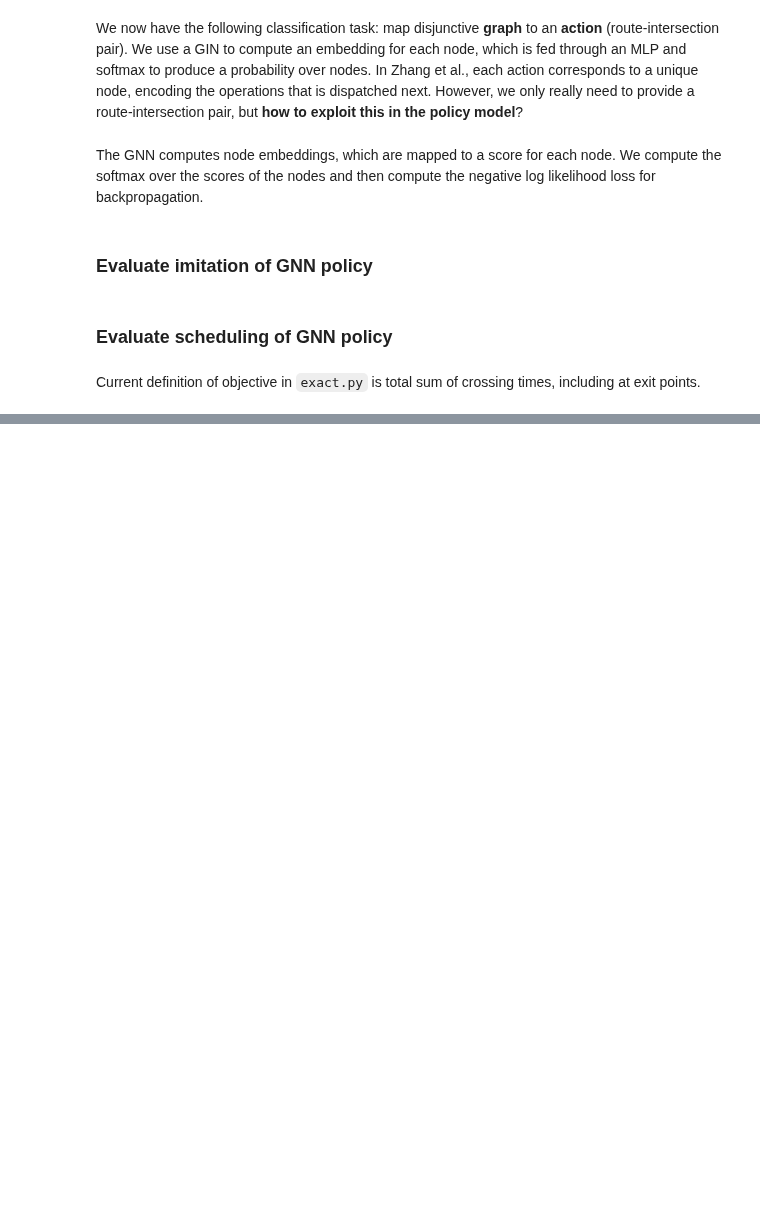
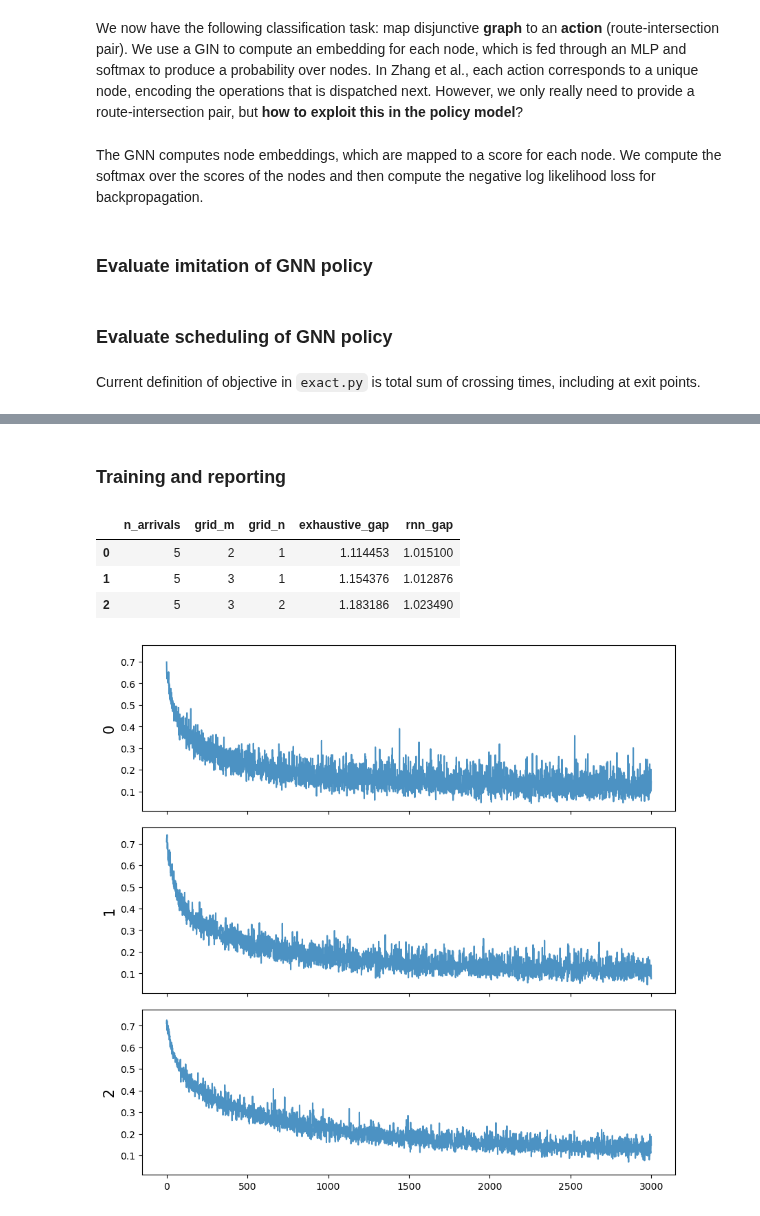
Before and after one commit to jeroenvanriel/traffic-scheduling, a Jupyter notebook: network/imitation_learning.ipynb, the cells around one changed output, grey strips where cells are left out. Cells and saved outputs as stored; diff of their text form; code cells hidden in the pictures; blank space fills up the shorter version.

```diff
--- a/network/imitation_learning.ipynb
+++ b/network/imitation_learning.ipynb
@@ -21,3 +24,9 @@ from torch.utils.data import TensorDataset, DataLoader, random_split
+# %%
+data = pd.read_pickle('data/data.pkl')
+train, test = {}, {}
+for i, row in data.iterrows():
+    train[i] = pd.read_pickle(f'data/train_{i}.pkl')
+    test[i] = pd.read_pickle(f'data/test_{i}.pkl')
 # %% [markdown]
 # Crossing time scheduling in network of intersections
 # %% [markdown]
@@ -662,16 +363,0 @@ data[['n_arrivals', 'grid_m', 'grid_n', 'opt_obj', 'exhaustive_obj', 'rnn_obj',
-# %%
-fig = plt.figure(figsize=(10,10))
-gs = fig.add_gridspec(nrows=len(neural_train_losses), ncols=1, hspace=0.1, wspace=0.1)
-axes = gs.subplots(sharex=True, sharey=True)
-for ax, train_losses, val_losses in zip(axes.T.flatten(), neural_train_losses, neural_val_losses):
-    ax.plot(train_losses, alpha=0.8, label='training')
-    val_t = np.array(range(1, 1 + total_steps // val_steps)) * val_steps
-    ax.plot(val_t, val_losses, '--k', label='validation')
-    #ax.set(xlabel='step')
-
-for ax, label in zip(axes, ['0', '1', '2']):
-    ax.set_ylabel(label, size=15)
-
-#plt.legend() # single legend in last ax
-plt.savefig(f'neural_fit.pdf')
-plt.show()
@@ -677,0 +585,2 @@ plt.show()
+# %% [markdown]
+### Training and reporting
@@ -677,0 +666,22 @@ plt.show()
+# %%
+data[['n_arrivals', 'grid_m', 'grid_n', 'exhaustive_gap', 'rnn_gap']]
+# %% [output]
+|  | n_arrivals | grid_m | grid_n | exhaustive_gap | rnn_gap |
+| 0 | 5 | 2 | 1 | 1.114453 | 1.015100 |
+| 1 | 5 | 3 | 1 | 1.154376 | 1.012876 |
+| 2 | 5 | 3 | 2 | 1.183186 | 1.023490 |
+# %%
+fig = plt.figure(figsize=(10,10))
+gs = fig.add_gridspec(nrows=len(neural_train_losses), ncols=1, hspace=0.1, wspace=0.1)
+axes = gs.subplots(sharex=True, sharey=True)
+
+for ax, train_losses in zip(axes.T.flatten(), neural_train_losses):
+    ax.plot(train_losses, alpha=0.8, label='training')
+
+for ax, label in zip(axes, ['0', '1', '2']):
+    ax.set_ylabel(label, size=15)
+
+plt.savefig(f'neural_fit.pdf')
+plt.show()
+# %% [output]
+[figure, added]
```
Also changed, not shown: parts of 45 cells of this notebook, 3 other files.
